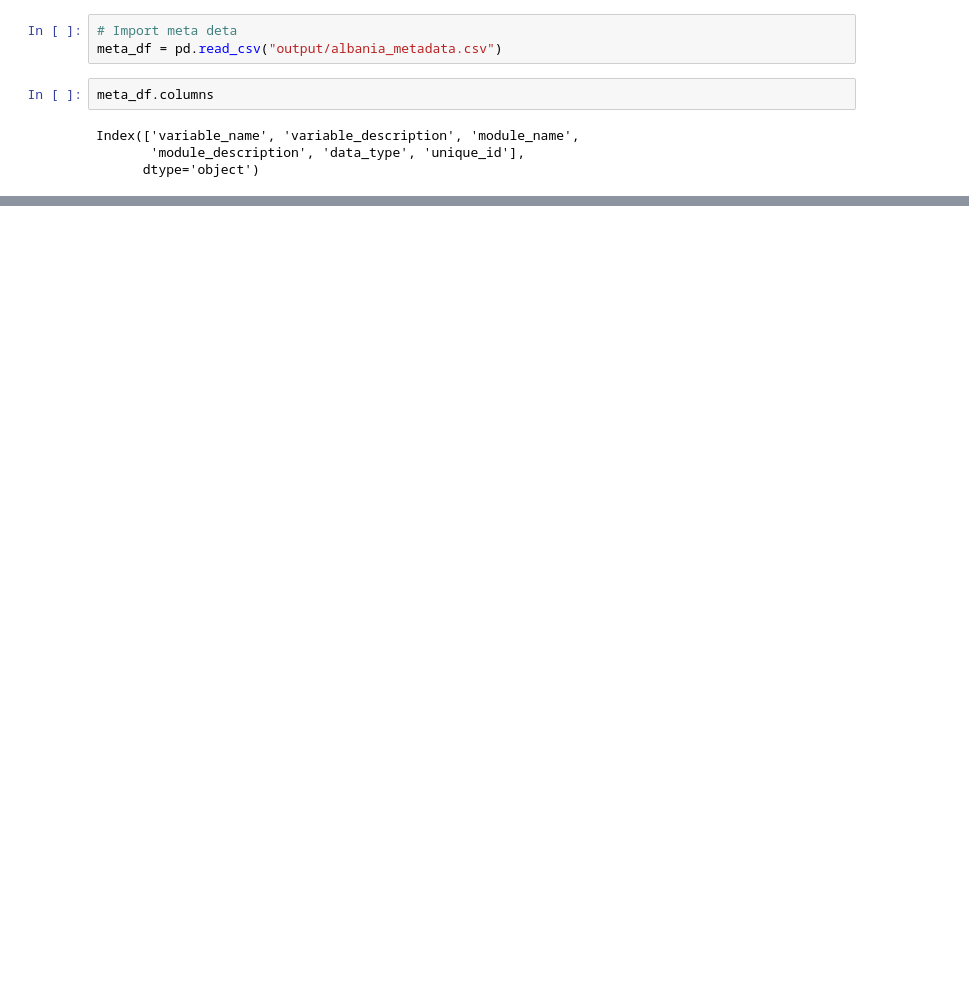
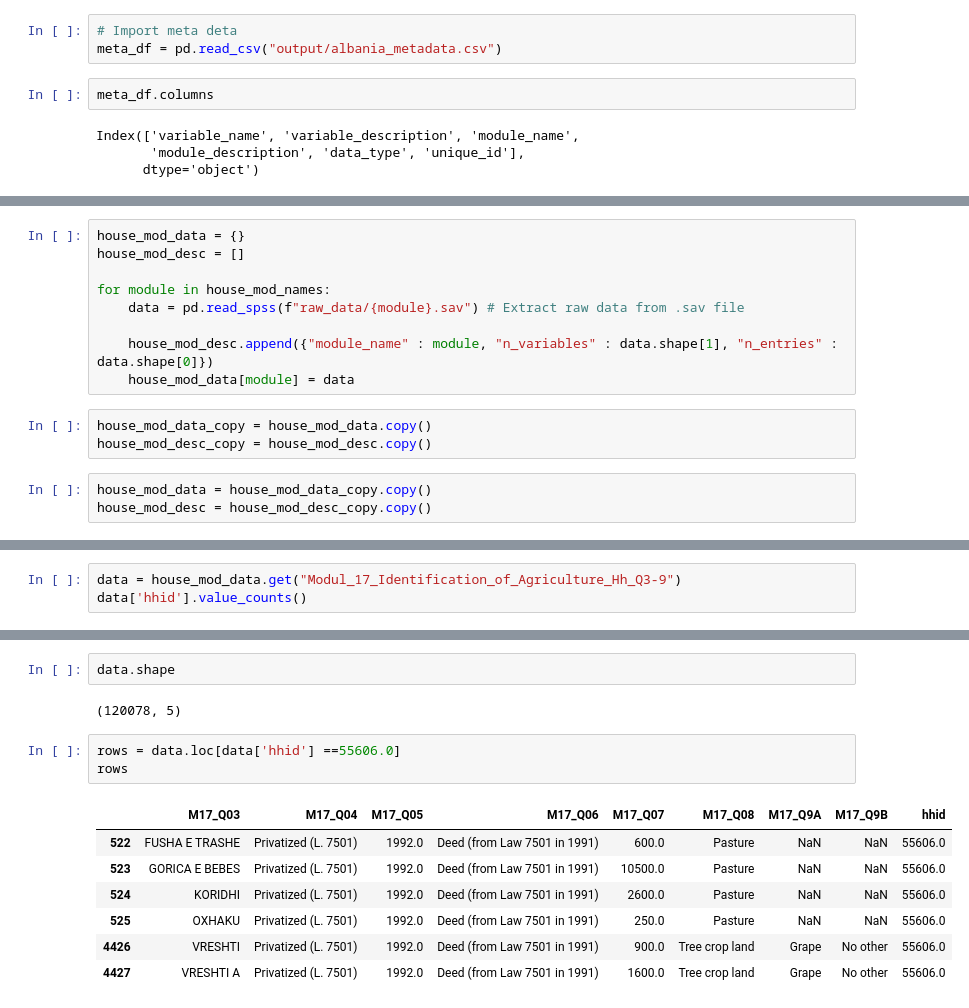
Before and after one commit to 12PB/25SmrInt, a Jupyter notebook: data_aggregator.ipynb, the cells around one changed output, grey strips where cells are left out. Cells and saved outputs as stored; diff of their text form; blank space fills up the shorter version.

```diff
--- a/data_aggregator.ipynb
+++ b/data_aggregator.ipynb
@@ -37,0 +47,15 @@ Name: count, dtype: int64
+# %%
+house_mod_data = {}
+house_mod_desc = []
+
+for module in house_mod_names:
+    data = pd.read_spss(f"raw_data/{module}.sav") # Extract raw data from .sav file
+
+    house_mod_desc.append({"module_name" : module, "n_variables" : data.shape[1], "n_entries" : data.shape[0]})
+    house_mod_data[module] = data
+# %%
+house_mod_data_copy = house_mod_data.copy()
+house_mod_desc_copy = house_mod_desc.copy()
+# %%
+house_mod_data = house_mod_data_copy.copy()
+house_mod_desc = house_mod_desc_copy.copy()
@@ -37,0 +146,3 @@ Name: count, dtype: int64
+# %%
+data = house_mod_data.get("Modul_17_Identification_of_Agriculture_Hh_Q3-9")
+data['hhid'].value_counts()
@@ -37,0 +163,15 @@ Name: count, dtype: int64
+# %%
+data.shape
+# %% [output]
+(120078, 5)
+# %%
+rows = data.loc[data['hhid'] ==55606.0]
+rows
+# %% [output]
+|  | M17_Q03 | M17_Q04 | M17_Q05 | M17_Q06 | M17_Q07 | M17_Q08 | M17_Q9A | M17_Q9B | hhid |
+| 522 | FUSHA E TRASHE | Privatized (L. 7501) | 1992.0 | Deed (from Law 7501 in 1991) | 600.0 | Pasture | NaN | NaN | 55606.0 |
+| 523 | GORICA E BEBES | Privatized (L. 7501) | 1992.0 | Deed (from Law 7501 in 1991) | 10500.0 | Pasture | NaN | NaN | 55606.0 |
+| 524 | KORIDHI | Privatized (L. 7501) | 1992.0 | Deed (from Law 7501 in 1991) | 2600.0 | Pasture | NaN | NaN | 55606.0 |
+| 525 | OXHAKU | Privatized (L. 7501) | 1992.0 | Deed (from Law 7501 in 1991) | 250.0 | Pasture | NaN | NaN | 55606.0 |
+| 4426 | VRESHTI | Privatized (L. 7501) | 1992.0 | Deed (from Law 7501 in 1991) | 900.0 | Tree crop land | Grape | No other | 55606.0 |
+| 4427 | VRESHTI A | Privatized (L. 7501) | 1992.0 | Deed (from Law 7501 in 1991) | 1600.0 | Tree crop land | Grape | No other | 55606.0 |
```
Also changed, not shown: parts of 11 cells of this notebook, 3 other files.
